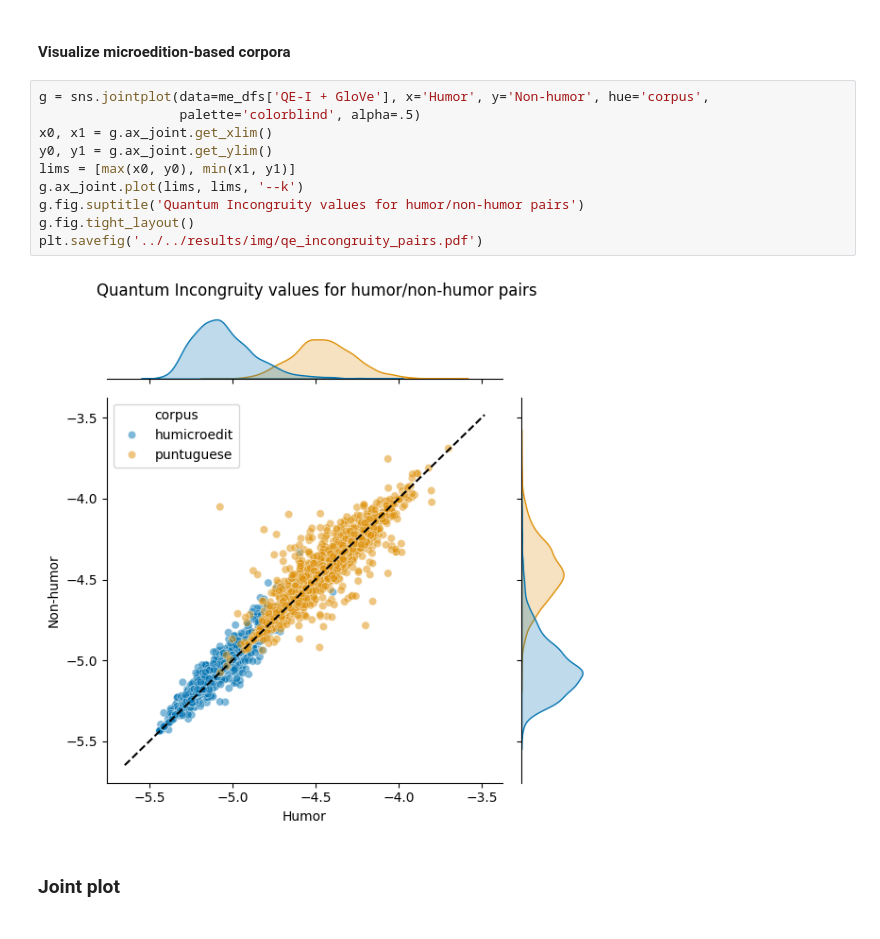
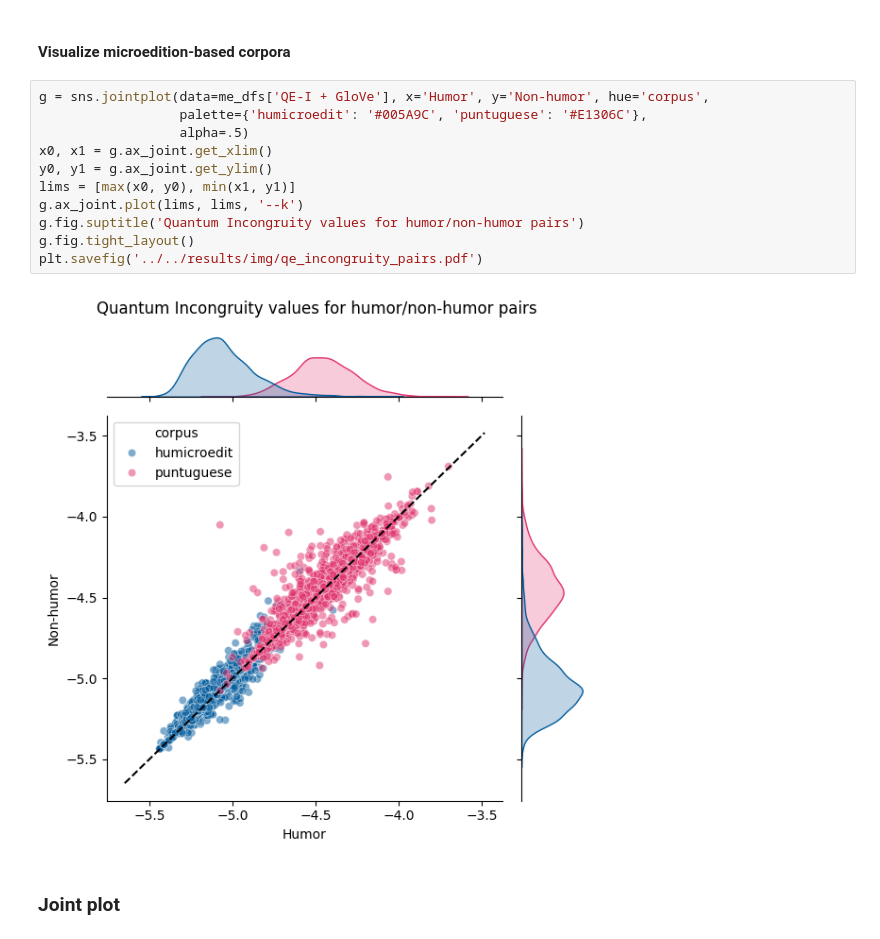
Before and after one commit to NLP-CISUC/Humetrix, a Jupyter notebook: scripts/analyses/rq1_discriminative_power.ipynb, the cells around one changed output. Saved outputs shown, nothing was run; the diff lists cells and outputs as text.

Commit message:
Update colors to match corpora palette in RQ3

```diff
--- a/scripts/analyses/rq1_discriminative_power.ipynb
+++ b/scripts/analyses/rq1_discriminative_power.ipynb
@@ -180,16 +181,17 @@ plt.savefig('../../results/img/qe_incongruity.pdf')
 #### Visualize microedition-based corpora
 # %%
 g = sns.jointplot(data=me_dfs['QE-I + GloVe'], x='Humor', y='Non-humor', hue='corpus',
-                  palette='colorblind', alpha=.5)
+                  palette={'humicroedit': '#005A9C', 'puntuguese': '#E1306C'},
+                  alpha=.5)
 x0, x1 = g.ax_joint.get_xlim()
 y0, y1 = g.ax_joint.get_ylim()
 lims = [max(x0, y0), min(x1, y1)]
 g.ax_joint.plot(lims, lims, '--k')
 g.fig.suptitle('Quantum Incongruity values for humor/non-humor pairs')
 g.fig.tight_layout()
 plt.savefig('../../results/img/qe_incongruity_pairs.pdf')
 # %% [output]
-[figure, old version]
+[figure, new version]
 # %% [markdown]
 ### Joint plot
 # %%
```
Also changed, not shown: parts of 1 cell of this notebook, 2 other files.
